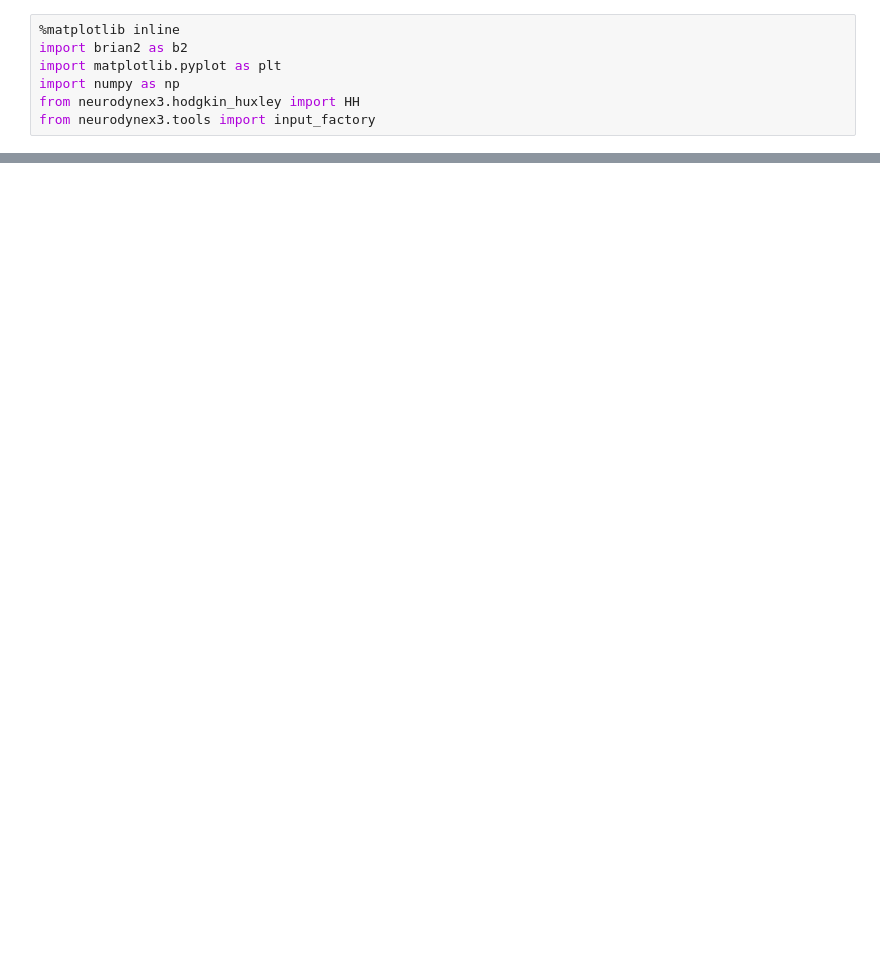
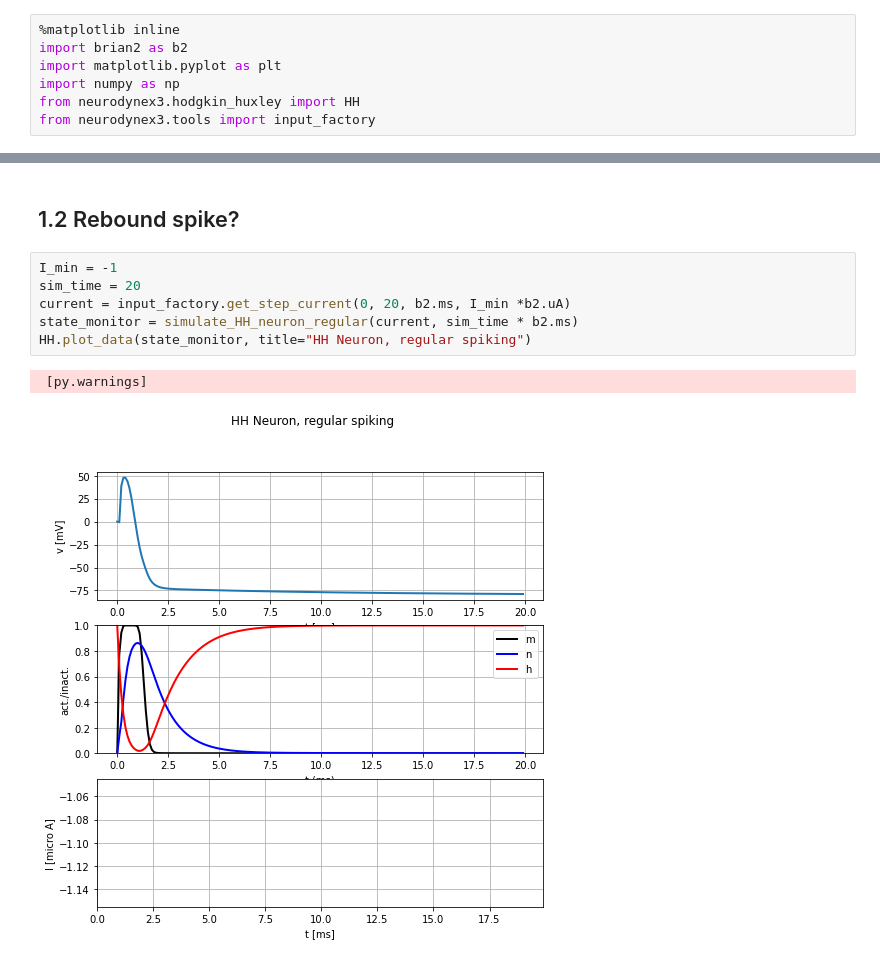
Before and after one commit to Thomas-debug-creator/SingleNeuron-HH2AdEx, a Jupyter notebook: first_notebook.ipynb, the cells around one changed output, grey strips where cells are left out. Drawn from its saved outputs; the diff is of its cells as text; blank space fills up the shorter version.

```diff
--- a/first_notebook.ipynb
+++ b/first_notebook.ipynb
@@ -212,0 +230,11 @@ HH.plot_data(state_monitor, title="HH Neuron, adaptive model")
+# %% [markdown]
+## 1.2 Rebound spike?
+# %%
+I_min = -1
+sim_time = 20
+current = input_factory.get_step_current(0, 20, b2.ms, I_min *b2.uA)
+state_monitor = simulate_HH_neuron_regular(current, sim_time * b2.ms)
+HH.plot_data(state_monitor, title="HH Neuron, regular spiking")
+# %% [output]
+ [py.warnings]
+[figure, added]
```
Also changed, not shown: parts of 10 cells of this notebook.
